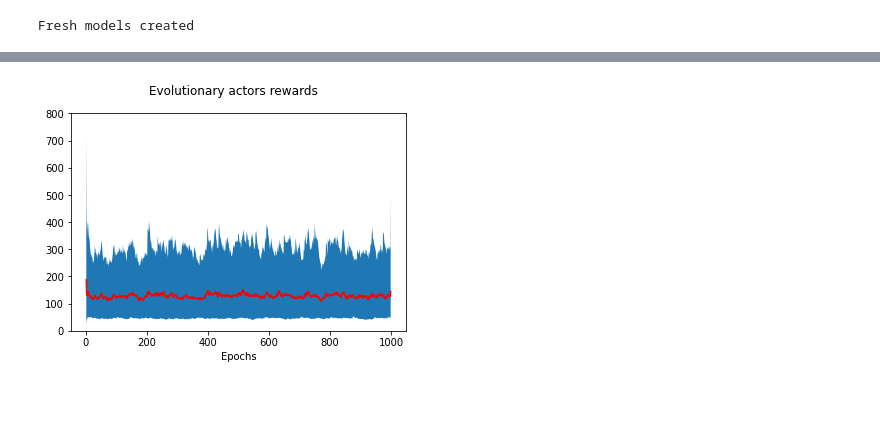
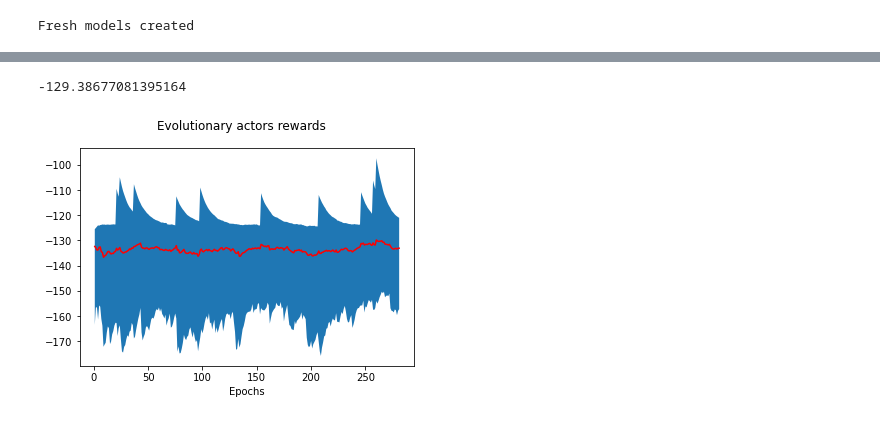
Before and after one commit to nerkulec/EvolutionaryRL, a Jupyter notebook: AlgEvo.ipynb, the cells around one changed output, grey strips where cells are left out. Cells and saved outputs as stored; diff of their text form; code cells hidden in the pictures.

Commit message:
implemented RLCar

```diff
--- a/AlgEvo.ipynb
+++ b/AlgEvo.ipynb
@@ -28,7 +34,11 @@ name = 'test2'
 pathlib.Path('buffers').mkdir(parents=True, exist_ok=True)
 pathlib.Path('models' ).mkdir(parents=True, exist_ok=True)
 
-env = gym.make(env_name)
+env = None
+if env_name == 'RLCar-v0':
+    env = CarEnv(file_name = 'maps/maptest.txt', num_rays = 4)
+else:
+    env = gym.make(env_name)
 # %%
 try:
     actor  = tf.keras.models.load_model(f'models/{env_name}/{alg_name}-{name}-actor')
@@ -38,17 +48,20 @@ try:
 except OSError:
     state_size = int(np.prod(env.observation_space.shape))
     action_size = int(np.prod(env.action_space.shape))
-    action_high = float(env.action_space.high)
+    try:
+        action_high = float(env.action_space.high)
+    except:
+        action_high = float(env.action_space.high[0])
 
     actor = Sequential([
         Input(state_size),
-        Dense(12, activation='relu'),
-        Dense(action_size, activation='tanh'),
+        Dense(12, activation='relu', kernel_regularizer=tf.keras.regularizers.L2(0.01)),
+        Dense(action_size, activation='tanh', kernel_regularizer=tf.keras.regularizers.L2(0.01)),
         Lambda(lambda x: x*action_high)
     ])
     critic = Sequential([
         Input(state_size+action_size),
-        Dense(12, activation='relu'),
+        Dense(12, activation='relu', kernel_regularizer=tf.keras.regularizers.L2(0.01)),
         Dense(1)
     ])
     print('Fresh models created')
@@ -62,8 +75,9 @@ train_summary_writer = tf.summary.create_file_writer(train_log_dir)
 test_summary_writer = tf.summary.create_file_writer(test_log_dir)
 # %%
 adam = Adam()
+action_noise = lambda x: 10**(-3-2*x) # from 0.001 to 0.00001
 # alg = DDPG(env, actor, critic, adam, name = name, actions_per_epoch=4, training_steps_per_epoch=4,
-#     action_noise = action_noise) #, train_summary_writer = train_summary_writer, test_summary_writer = test_summary_writer)
-alg = ERL(env, actor, critic, adam, name = name, actions_per_epoch=4, training_steps_per_epoch=4,
-    action_noise = 0, mutation_rate = 0.0005) #, train_summary_writer = train_summary_writer, test_summary_writer = test_summary_writer)
+#     action_noise = action_noise, buffer_size=10**4) #, train_summary_writer = train_summary_writer, test_summary_writer = test_summary_writer)
+alg = ERL(env, actor, critic, adam, name = name, episodes_per_actor=1, episodes_rl_actor=5, training_steps_per_epoch=10,
+    action_noise = action_noise, mutation_rate = 0.00005, buffer_size = 10**5) #, train_summary_writer = train_summary_writer, test_summary_writer = test_summary_writer)
 # %% [output]
@@ -71,6 +85,6 @@ Buffer loaded from disk
 # %%
 try:
-    stats = alg.train(epochs = 1000, batch_size=256, test_every=5, render_test=False)
+    stats = alg.train(epochs = 500, batch_size=256, test_every=10, render_test=True)
 
 except (KeyboardInterrupt, SystemExit) as e:
     print('Interrupted')
@@ -109,3 +123,7 @@ plt.savefig(f'{directory}/test_reward_{name}.jpg')
+# %%
+alg.test(10)
+# %% [output]
+-129.38677081395164
 # %%
 def ewma(xs, beta=0.9):
     ma = np.zeros_like(xs)
@@ -117,18 +135,18 @@ def ewma(xs, beta=0.9):
 # %%
 actors_rewards = np.array(stats['actors_rewards'])
 mean = np.mean(actors_rewards, axis=1)
 low  = np.min(actors_rewards, axis=1)
 high = np.max(actors_rewards, axis=1)
 
 plt.fill_between(np.arange(len(mean)), ewma(low), ewma(high))
 plt.plot(ewma(mean), 'r')
-plt.ylim(0, 800)
+# plt.ylim(0, 800)
 directory = f'imgs/{alg_name}/{env_name}'
 pathlib.Path(directory).mkdir(parents=True, exist_ok=True)
 
 plt.suptitle('Evolutionary actors rewards')
 plt.xlabel('Epochs')
 
 plt.savefig(f'{directory}/actors_reward_{name}.jpg')
 # %% [output]
-[figure, old version]
+[figure, new version]
```
Also changed, not shown: parts of 6 cells of this notebook, 40 other files.
